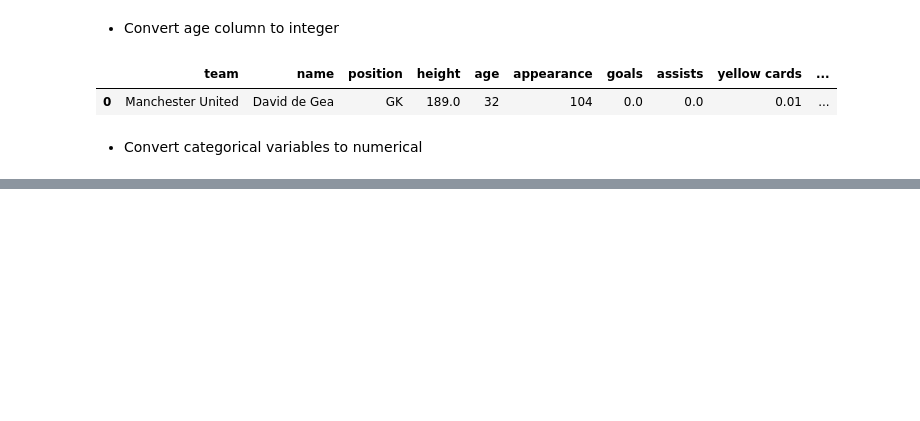
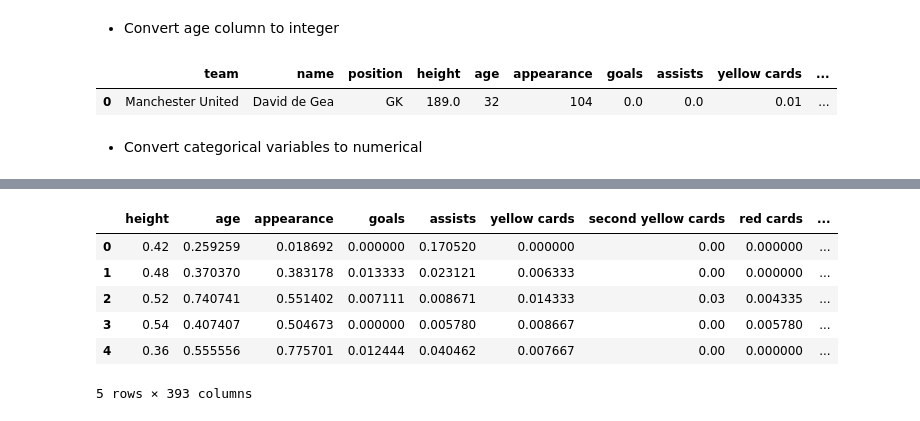
Before and after one commit to Josepdmo/Mini-Project-ML, a Jupyter notebook: TESTING.ipynb, the cells around one changed output, grey strips where cells are left out. Drawn from its saved outputs; the diff is of its cells as text; code cells hidden in the pictures; blank space fills up the shorter version.

```diff
--- a/TESTING.ipynb
+++ b/TESTING.ipynb
@@ -136,0 +225,2 @@ Index(['height', 'age', 'appearance', 'goals', 'assists', 'yellow cards',
+# %%
+X_train, X_test, y_train, y_test = train_test_split(features, target, test_size = 0.20, random_state=0)
@@ -136,0 +229,2 @@ Index(['height', 'age', 'appearance', 'goals', 'assists', 'yellow cards',
+# %%
+normalizer = MinMaxScaler()
@@ -136,0 +235,15 @@ Index(['height', 'age', 'appearance', 'goals', 'assists', 'yellow cards',
+# %%
+X_train_norm = normalizer.transform(X_train)
+
+X_test_norm = normalizer.transform(X_test)
+# %%
+X_train_norm = pd.DataFrame(X_train_norm, columns = X_train.columns)
+X_train_norm.head()
+# %% [output]
+|  | height | age | appearance | goals | assists | yellow cards | second yellow cards | red cards | ... |
+| 0 | 0.42 | 0.259259 | 0.018692 | 0.000000 | 0.170520 | 0.000000 | 0.00 | 0.000000 | ... |
+| 1 | 0.48 | 0.370370 | 0.383178 | 0.013333 | 0.023121 | 0.006333 | 0.00 | 0.000000 | ... |
+| 2 | 0.52 | 0.740741 | 0.551402 | 0.007111 | 0.008671 | 0.014333 | 0.03 | 0.004335 | ... |
+| 3 | 0.54 | 0.407407 | 0.504673 | 0.000000 | 0.005780 | 0.008667 | 0.00 | 0.005780 | ... |
+| 4 | 0.36 | 0.555556 | 0.775701 | 0.012444 | 0.040462 | 0.007667 | 0.00 | 0.000000 | ... |
+5 rows × 393 columns
```
Also changed, not shown: parts of 22 cells of this notebook.
